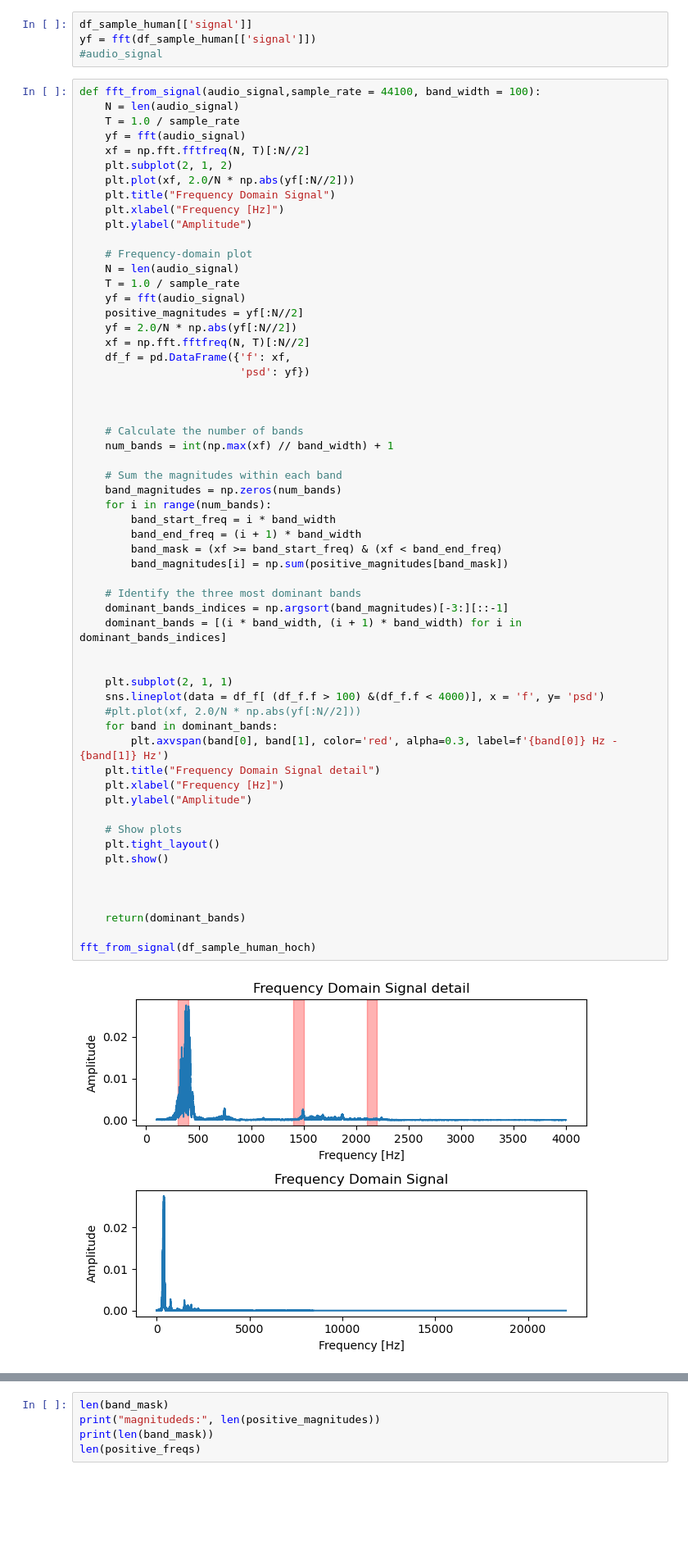
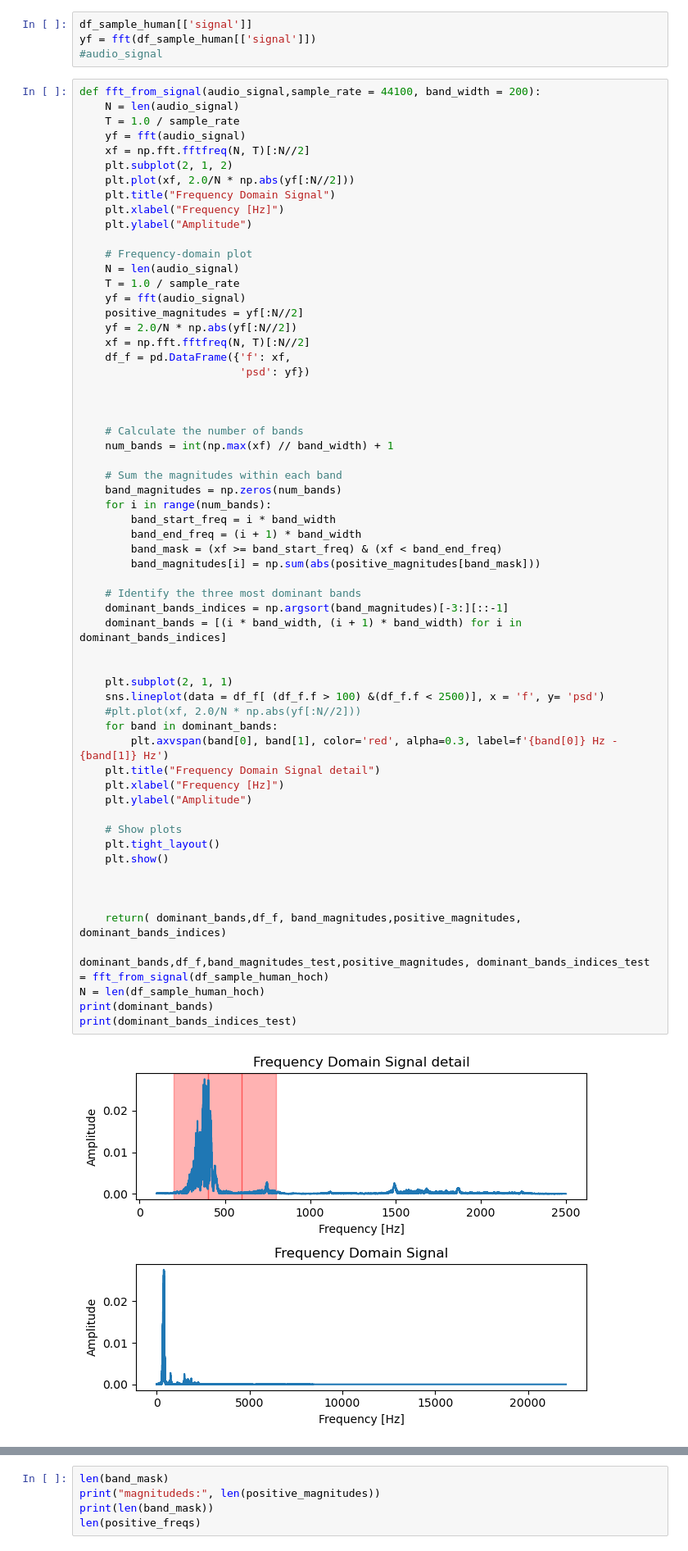
Before and after one commit to riglerandreas/fft_microfon_sound_analysis, a Jupyter notebook: test_sound_1.ipynb, the cells around one changed output, grey strips where cells are left out. Shown at 82% size. Saved outputs shown, nothing was run; the diff lists cells and outputs as text; blank space fills up the shorter version.

```diff
--- a/test_sound_1.ipynb
+++ b/test_sound_1.ipynb
@@ -402,7 +406,7 @@ df_sample_human[['signal']]
 yf = fft(df_sample_human[['signal']])
 #audio_signal
 # %%
-def fft_from_signal(audio_signal,sample_rate = 44100, band_width = 100):
+def fft_from_signal(audio_signal,sample_rate = 44100, band_width = 200):
     N = len(audio_signal)
     T = 1.0 / sample_rate
     yf = fft(audio_signal)
@@ -429,35 +433,38 @@ def fft_from_signal(audio_signal,sample_rate = 44100, band_width = 100):
     num_bands = int(np.max(xf) // band_width) + 1
 
     # Sum the magnitudes within each band
     band_magnitudes = np.zeros(num_bands)
     for i in range(num_bands):
         band_start_freq = i * band_width
         band_end_freq = (i + 1) * band_width
         band_mask = (xf >= band_start_freq) & (xf < band_end_freq)
-        band_magnitudes[i] = np.sum(positive_magnitudes[band_mask])
+        band_magnitudes[i] = np.sum(abs(positive_magnitudes[band_mask]))
 
     # Identify the three most dominant bands
     dominant_bands_indices = np.argsort(band_magnitudes)[-3:][::-1]
     dominant_bands = [(i * band_width, (i + 1) * band_width) for i in dominant_bands_indices]
 
 
     plt.subplot(2, 1, 1)
-    sns.lineplot(data = df_f[ (df_f.f > 100) &(df_f.f < 4000)], x = 'f', y= 'psd')
+    sns.lineplot(data = df_f[ (df_f.f > 100) &(df_f.f < 2500)], x = 'f', y= 'psd')
     #plt.plot(xf, 2.0/N * np.abs(yf[:N//2]))
     for band in dominant_bands:
         plt.axvspan(band[0], band[1], color='red', alpha=0.3, label=f'{band[0]} Hz - {band[1]} Hz')
     plt.title("Frequency Domain Signal detail")
     plt.xlabel("Frequency [Hz]")
     plt.ylabel("Amplitude")
 
     # Show plots
     plt.tight_layout()
     plt.show()
 
 
 
-    return(dominant_bands)
+    return( dominant_bands,df_f, band_magnitudes,positive_magnitudes, dominant_bands_indices)
 
-fft_from_signal(df_sample_human_hoch)
+dominant_bands,df_f,band_magnitudes_test,positive_magnitudes, dominant_bands_indices_test = fft_from_signal(df_sample_human_hoch)
+N = len(df_sample_human_hoch)
+print(dominant_bands)
+print(dominant_bands_indices_test)
 # %% [output]
-[figure, old version]
+[figure, new version]
```
Also changed, not shown: parts of 8 cells of this notebook, 5 other files.
